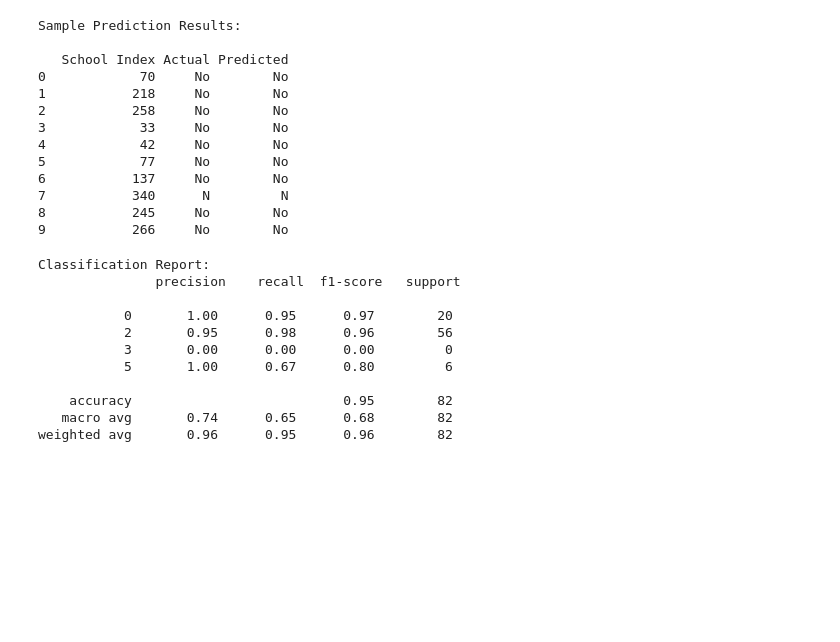
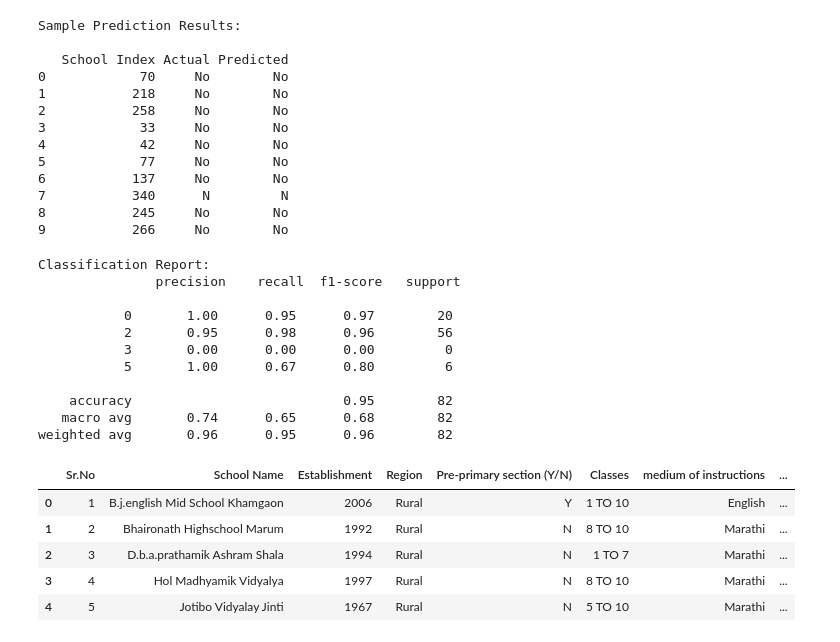
Before and after one commit to ved105205/Hematite_Internship, a Jupyter notebook: school_prediction.ipynb, the cells around one changed output. Drawn from its saved outputs; the diff is of its cells as text; code cells hidden in the pictures; blank space fills up the shorter version.

```diff
--- a/school_prediction.ipynb
+++ b/school_prediction.ipynb
@@ -130,3 +130,14 @@ Classification Report:
     accuracy                           0.95        82
    macro avg       0.74      0.65      0.68        82
 weighted avg       0.96      0.95      0.96        82
+# %%
+df2 = pd.read_csv('School Data - Phaltan.csv')
+# %%
+df2.head()
+# %% [output]
+|  | Sr.No | School Name | Establishment | Region | Pre-primary section (Y/N) | Classes | medium of instructions | ... |
+| 0 | 1 | B.j.english Mid School Khamgaon | 2006 | Rural | Y | 1 TO 10 | English | ... |
+| 1 | 2 | Bhaironath Highschool Marum | 1992 | Rural | N | 8 TO 10 | Marathi | ... |
+| 2 | 3 | D.b.a.prathamik Ashram Shala | 1994 | Rural | N | 1 TO 7 | Marathi | ... |
+| 3 | 4 | Hol Madhyamik Vidyalya | 1997 | Rural | N | 8 TO 10 | Marathi | ... |
+| 4 | 5 | Jotibo Vidyalay Jinti | 1967 | Rural | N | 5 TO 10 | Marathi | ... |
```
Also changed, not shown: parts of 20 cells of this notebook.
